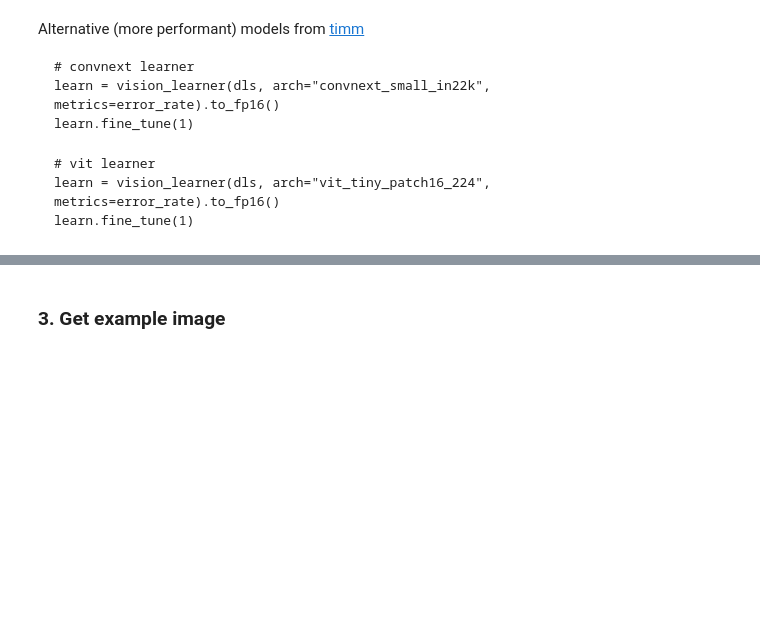
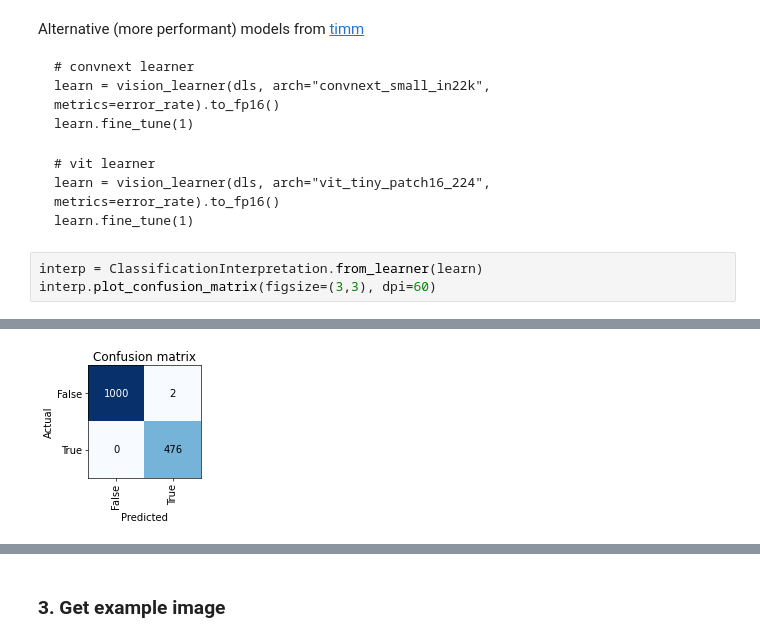
Before and after one commit to lukexyz/crystal-ball, a Jupyter notebook: nbs/01_inspector.ipynb, the cells around one changed output, grey strips where cells are left out. Cells and saved outputs as stored; diff of their text form; blank space fills up the shorter version.

Commit message:
add confusion matrix and top losses

````diff
--- a/nbs/01_inspector.ipynb
+++ b/nbs/01_inspector.ipynb
@@ -91,3 +89,7 @@ learn.fine_tune(1)
 learn = vision_learner(dls, arch="vit_tiny_patch16_224", metrics=error_rate).to_fp16()
 learn.fine_tune(1)
 ```
+# %%
+interp = ClassificationInterpretation.from_learner(learn)
+interp.plot_confusion_matrix(figsize=(3,3), dpi=60)
+# %% [output]
@@ -93,0 +98 @@ learn.fine_tune(1)
+[figure, added]
````
Also changed, not shown: parts of 6 cells of this notebook.
